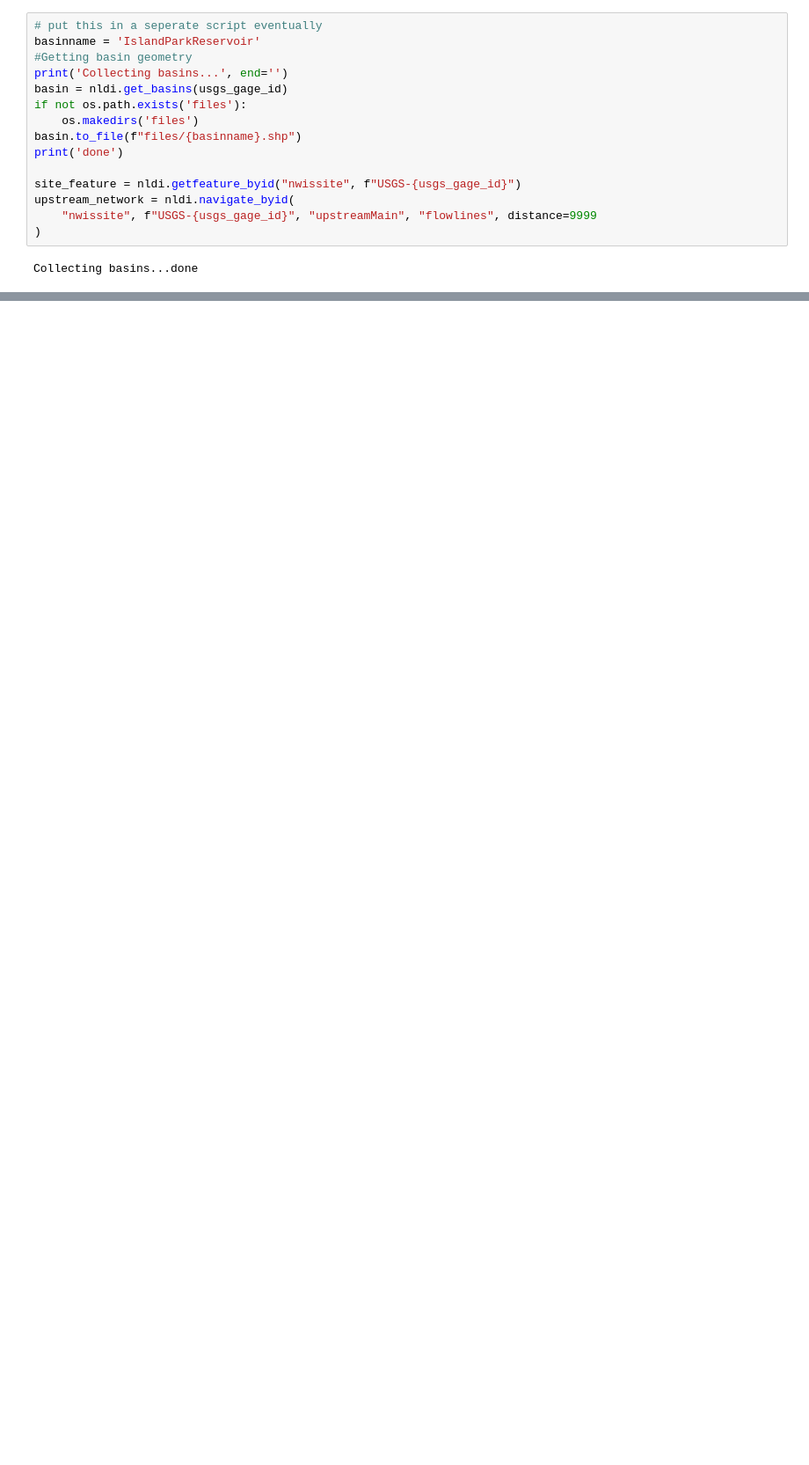
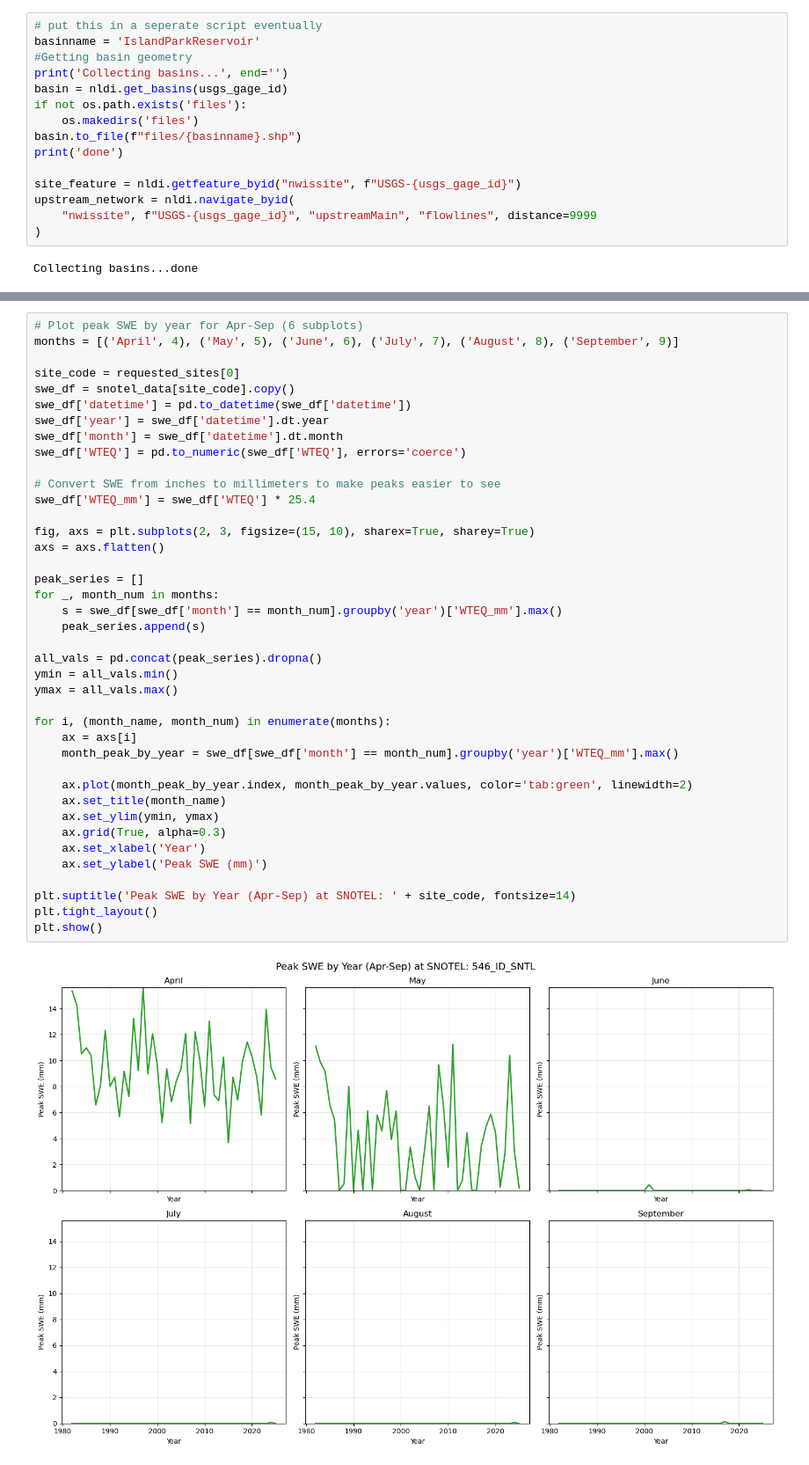
Before and after one commit to annasosnovske/HydroinformaticsHW2, a Jupyter notebook: HW2.ipynb, the cells around one changed output, grey strips where cells are left out. Shown at 88% size. Drawn from its saved outputs; the diff is of its cells as text; blank space fills up the shorter version.

```diff
--- a/HW2.ipynb
+++ b/HW2.ipynb
@@ -139,0 +187,42 @@ SNOTEL_Analyzer.SNOTELPlots(sitedict, gdf_in_bbox, WY, watershed, AOI,DOI)
+# %%
+# Plot peak SWE by year for Apr-Sep (6 subplots)
+months = [('April', 4), ('May', 5), ('June', 6), ('July', 7), ('August', 8), ('September', 9)]
+
+site_code = requested_sites[0]
+swe_df = snotel_data[site_code].copy()
+swe_df['datetime'] = pd.to_datetime(swe_df['datetime'])
+swe_df['year'] = swe_df['datetime'].dt.year
+swe_df['month'] = swe_df['datetime'].dt.month
+swe_df['WTEQ'] = pd.to_numeric(swe_df['WTEQ'], errors='coerce')
+
+# Convert SWE from inches to millimeters to make peaks easier to see
+swe_df['WTEQ_mm'] = swe_df['WTEQ'] * 25.4
+
+fig, axs = plt.subplots(2, 3, figsize=(15, 10), sharex=True, sharey=True)
+axs = axs.flatten()
+
+peak_series = []
+for _, month_num in months:
+    s = swe_df[swe_df['month'] == month_num].groupby('year')['WTEQ_mm'].max()
+    peak_series.append(s)
+
+all_vals = pd.concat(peak_series).dropna()
+ymin = all_vals.min()
+ymax = all_vals.max()
+
+for i, (month_name, month_num) in enumerate(months):
+    ax = axs[i]
+    month_peak_by_year = swe_df[swe_df['month'] == month_num].groupby('year')['WTEQ_mm'].max()
+
+    ax.plot(month_peak_by_year.index, month_peak_by_year.values, color='tab:green', linewidth=2)
+    ax.set_title(month_name)
+    ax.set_ylim(ymin, ymax)
+    ax.grid(True, alpha=0.3)
+    ax.set_xlabel('Year')
+    ax.set_ylabel('Peak SWE (mm)')
+
+plt.suptitle('Peak SWE by Year (Apr-Sep) at SNOTEL: ' + site_code, fontsize=14)
+plt.tight_layout()
+plt.show()
+# %% [output]
+[figure, added]
```
Also changed, not shown: parts of 10 cells of this notebook, 4 other files.
